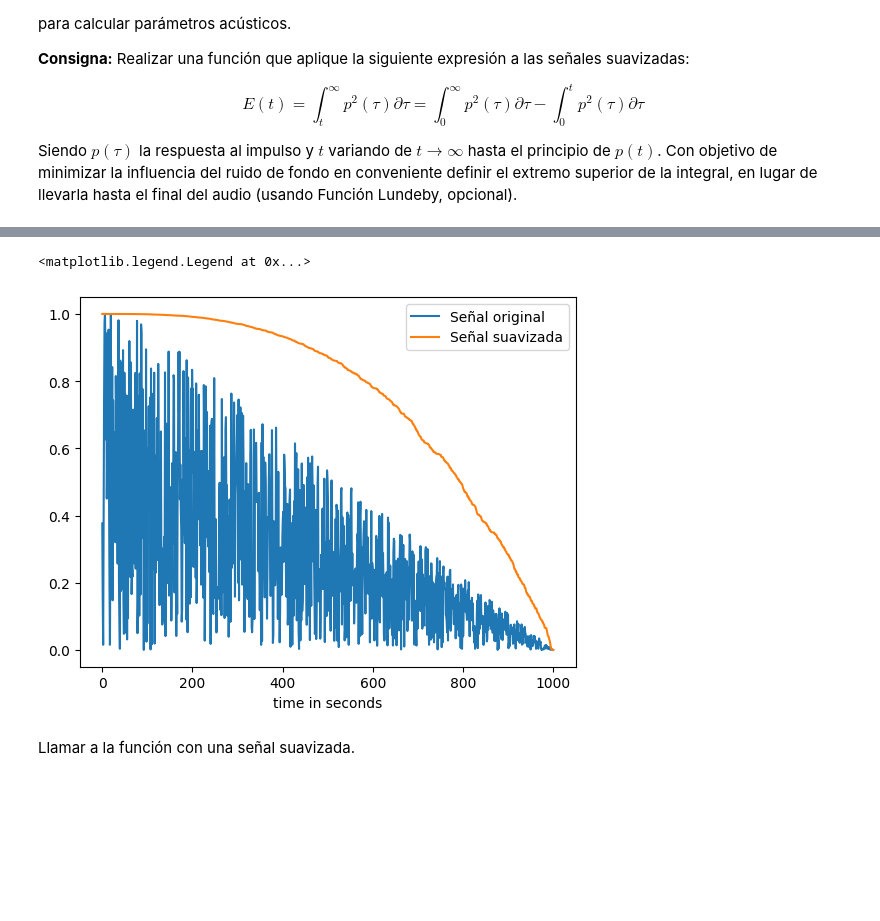
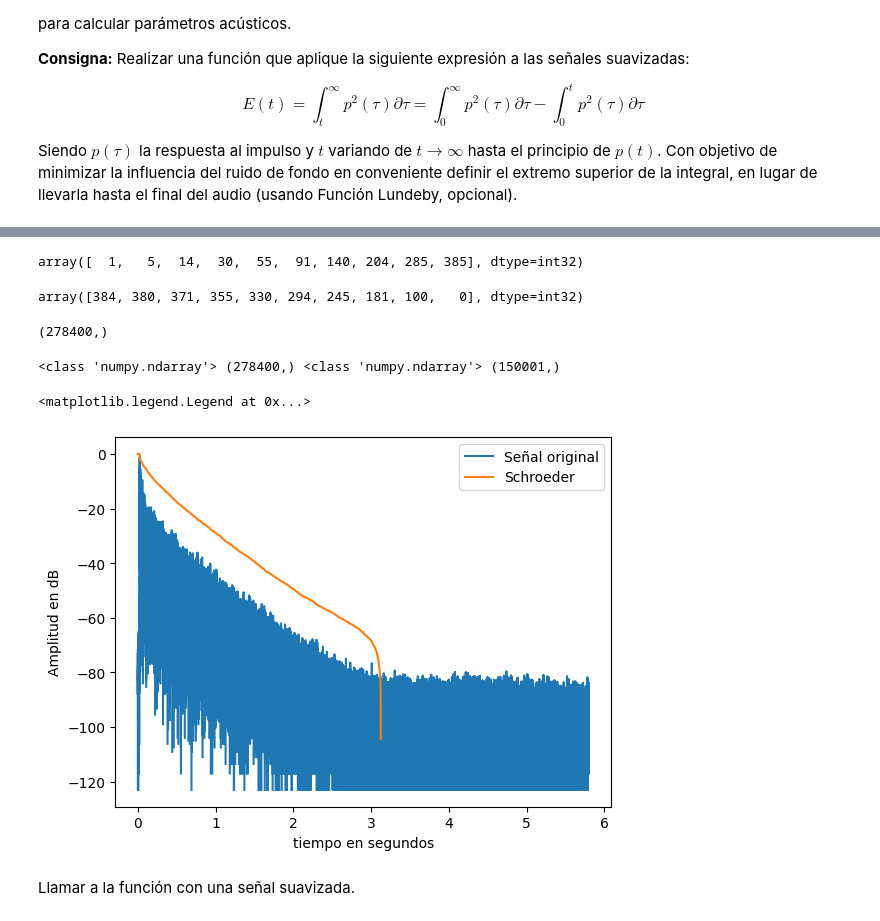
Before and after one commit to LucaFalchini/signal_sistems, a Jupyter notebook: noteboks/tercer_entrega.ipynb, the cells around one changed output, grey strips where cells are left out. Saved outputs shown, nothing was run; the diff lists cells and outputs as text; code cells hidden in the pictures; blank space fills up the shorter version.

```diff
--- a/noteboks/tercer_entrega.ipynb
+++ b/noteboks/tercer_entrega.ipynb
@@ -316,16 +317,56 @@ print(data[0:2],np.sum(np.power(data[::-1],2)), np.cumsum(np.power(data[::-1],2)
+# %%
+second_term = np.cumsum(p_tau_2)
+second_term
+# %% [output]
+array([  1,   5,  14,  30,  55,  91, 140, 204, 285, 385], dtype=int32)
+# %%
+sch =  first_term - second_term
+sch
+# %% [output]
+array([384, 380, 371, 355, 330, 294, 245, 181, 100,   0], dtype=int32)
+# %%
+import funciones
+file = "./TP/Mediciones/Respuestas al impulso/IR1/Mono.wav"
+data, fs = sf.read(file)
+print(data.shape)   # El archivo trae cuatro .wav en una matriz
+#print(data[:,0])
+# %% [output]
+(278400,)
+# %%
+data_1 = data
+# %%
+# completar
+def schroeder(signal):
+    """
+    Calcula la integral de Schroeder de una RI.
+    """
+
+    E = (10*np.log10(np.cumsum(np.power(signal[150000::-1],2))/np.sum(np.power(signal[1:150000],2))))[::-1]
+    #E = np.cumsum(np.power(signal[150000::-1],2))[::-1]
+    return(E)
+
+E = schroeder(data_1)
+print(type(data_1), data_1.shape, type(E), E.shape)
+# %% [output]
+<class 'numpy.ndarray'> (278400,) <class 'numpy.ndarray'> (150001,)
 # %%
+
 # Genero un linspace para el timepo
-t = np.linspace(0, 1000, 1000)
-
+t = np.linspace(0, len(data_1)/fs, num=len(data_1))
+t_E = np.linspace(0, len(E)/fs, num=len(E))
 # Ploteo los resultados
-fig, ax = plt.subplots(nrows=1)
-ax.plot(t, data_norm, label='Señal original')
-ax.plot(t, E_norm, label='Señal suavizada')
-ax.set_xlabel("time in seconds")
-#ax.set_xlim(10.2, 10.5)
+log_data_1 = funciones.esc_log(data_1)
+log_E = funciones.esc_log(E,10)
+fig, ax = plt.subplots()
+ax.plot(t, log_data_1, label='Señal original')
+ax.plot(t_E, E, label='Schroeder')
+ax.set_xlabel("tiempo en segundos")
+ax.set_ylabel("Amplitud en dB")
+#ax.set_ylim(-80, 1)
+#ax.set_xlim(0, 3)
 ax.legend()
 # %% [output]
 <matplotlib.legend.Legend at 0x...>
-[figure, old version]
+[figure, new version]
 # %% [markdown]
 Llamar a la función con una señal suavizada.
```
Also changed, not shown: parts of 19 cells of this notebook, 1 other file.
